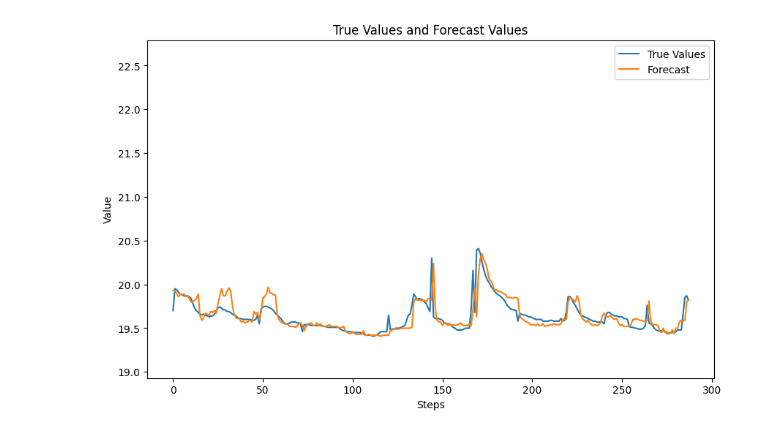
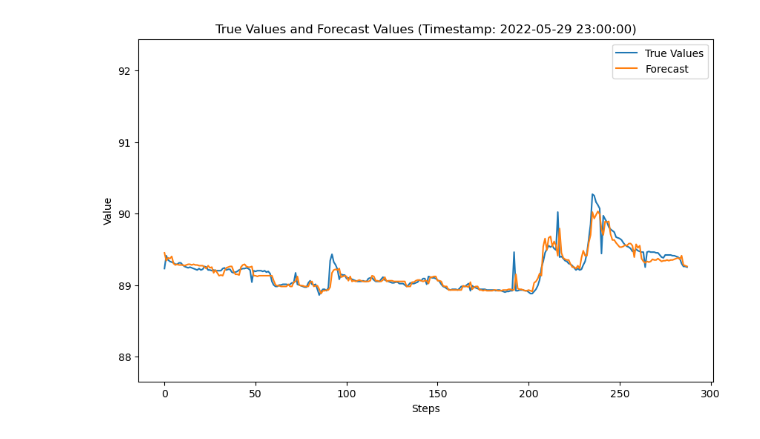
Before and after one commit to wenyi22/-, a Jupyter notebook: water level lest.ipynb, the cells around one changed output. Cells and saved outputs as stored; diff of their text form; code cells hidden in the pictures.

```diff
--- a/water level lest.ipynb
+++ b/water level lest.ipynb
@@ -94,7 +100,7 @@ columns_to_expand = [columns1, columns2]
 
 # 1.產出_T-1到_T-72的特徵
 for col in columns_to_expand:
-    for t in range(1, 73):
+    for t in range_values1:
         new_col_name = f"{col}_T-{t}"
         data[new_col_name] = data[col].shift(t)
 
@@ -105,7 +111,7 @@ data[new_columns1_1] = monthly_mean
 # 3. 創建水位距平值：當前水位(T-0)和(T-1~T-72)與月平均水位的差值
 data[new_columns1_2] = data[columns1] - monthly_mean
 
-for t in range(1, 73):
+for t in range_values1:
     new_col_name = f"{columns1}_distance_T-{t}"
     data[new_col_name] = data[new_columns1_2].shift(t)
 
@@ -429,13 +470,7 @@ def recursive_forecast(model, X_test, y_test, steps=288):
         pred = model.predict(X_test.iloc[i].values.reshape(1, -1))
         forecast.append(pred[0])
 
-        r2 = r2_score(true_values, forecast)
-        mape = mean_absolute_percentage_error(true_values, forecast)
-
-        r2_scores.append(r2)
-        mape_scores.append(mape)
-
-    return forecast, true_values, r2_scores, mape_scores
+    return forecast, true_values
 # %%
 from joblib import load
 import pandas as pd
@@ -463,46 +498,56 @@ def forecast_from_timestamp(timestamp_str, steps=288):
     X_test = scaled_data.iloc[idx_start:idx_end].drop([target_column_name], axis=1).reset_index(drop=True)
     y_test = scaled_data.iloc[idx_start:idx_end][target_column_name].reset_index(drop=True)
 
+    true_rainfall_values = data.iloc[idx_start:idx_end][columns2].reset_index(drop=True)
+
     # 進行多步預測
-    forecast, true_values, r2_scores, mape_scores = recursive_forecast(model, X_test, y_test)
+    forecast, true_values = recursive_forecast(model, X_test, y_test, steps)
 
     # 四捨五入預測值到小數點後兩位
     forecast = np.round(forecast, 2)
 
-    # T+1時刻的R²和MAPE
-    r2_t1 = r2_scores[0]
-    mape_t1 = mape_scores[0]
+    # 计算累加后的真实值和预测值
+    cum_true_values = np.cumsum(true_values)
+    cum_forecast = np.cumsum(forecast)
 
-    # T+1到T+288的平均R²和MAPE
-    avg_r2 = np.nanmean(r2_scores)
-    avg_mape = sum(mape_scores) / len(mape_scores)
+    r2 = r2_score(true_values, forecast)
+    mape = mean_absolute_percentage_error(true_values, forecast)
 
-    print(f"T+1 to T+288 Average R²: {avg_r2}, Average MAPE: {avg_mape}")
+    print(f"T+1 to T+{steps} R²: {r2}, MAPE: {mape}")
 
+    time_series = pd.date_range(start=timestamp + pd.Timedelta(hours=1), periods=steps, freq='H')
 
     results_df = pd.DataFrame({
+        'Timestamp': time_series,
         'Step': list(range(1, steps + 1)),
         'True Values': true_values,
-        'Forecast Values': forecast,
-        'R² Score': r2_scores,
-        'MAPE Score': mape_scores
-    })
-
-    avg_scores_df = pd.DataFrame({
-        'Metric': ['Average R²', 'Average MAPE'],
-        'Score': [avg_r2, avg_mape]
-    })
-
-
+        'Forecast': forecast
+})
+    results_df['Original Rainfall Values'] = true_rainfall_values
     descriptive_filename = f"{timestamp_str.replace(' ', '_').replace(':', '-')}_{target_column_name}.xlsx"
 
-    with pd.ExcelWriter(descriptive_filename) as writer:
-        results_df[['Step', 'True Values', 'Forecast Values']].to_excel(writer, sheet_name='Values', index=False)
-        results_df[['Step', 'R² Score', 'MAPE Score']].to_excel(writer, sheet_name='Scores', index=False)
+    # 指定你想要保存文件的文件夾
+    output_folder = "o_water_level_event"
 
-        avg_scores_df.to_excel(writer, sheet_name='Scores', startrow=len(results_df) + 2, index=False)
+    # 檢查文件夾是否存在，如果不存在，則創建它
+    if not os.path.exists(output_folder):
+        os.makedirs(output_folder)
 
-    print(f"The results have been saved to '{descriptive_filename}'")
+    # 創建完整的文件路徑
+    file_path = os.path.join(output_folder, descriptive_filename)
+
+    # 使用完整的文件路徑來保存Excel文件
+    with pd.ExcelWriter(file_path) as writer:
+        results_df[['Step','Timestamp', 'True Values', 'Forecast', 'Original Rainfall Values']].to_excel(writer, sheet_name='Values', index=False)
+
+        # 添加第二个分页，包括R²分数和MAPE分数
+        r2_mape_df = pd.DataFrame({
+            'Metric': ['R² Score', 'MAPE Score'],
+            'Score': [r2, mape]
+        })
+        r2_mape_df.to_excel(writer, sheet_name='R2_MAPE_Scores', index=False)
+
+    print(f"The results have been saved to '{file_path}'")
 
     # 真實值與預測值繪圖
     plt.figure(figsize=(10,6))
@@ -511,15 +556,14 @@ def forecast_from_timestamp(timestamp_str, steps=288):
     plt.legend()
     plt.xlabel('Steps')
     plt.ylabel('Value')
-    plt.title('True Values and Forecast Values')
+    plt.title(f'True Values and Forecast Values (Timestamp: {timestamp_str})')
     plt.ylim(global_min, global_max)  # 設定y軸的限制
-    if not os.path.exists("picture"):
-        os.makedirs("picture")
-
-    # 保存图像到 'picture' 文件夹
-    plt.savefig(f'{descriptive_filename}.png')
+    if not os.path.exists("o_picture"):
+        os.makedirs("o_picture")
+    image_filename = f'{descriptive_filename.replace(".xlsx", "")}.png'
+    image_path = os.path.join("o_picture", image_filename)
+    plt.savefig(image_path, dpi=300)
     plt.show()
-
 
 # 使用函數進行預測
 forecast_from_timestamp(prd_timestamp1)
@@ -531 +575 @@ The results have been saved to '2022-08-18_23-00-00_1510H071 Water Level_target_
-[figure, old version]
+[figure, new version]
```
Also changed, not shown: parts of 9 cells of this notebook, 1 other file.
